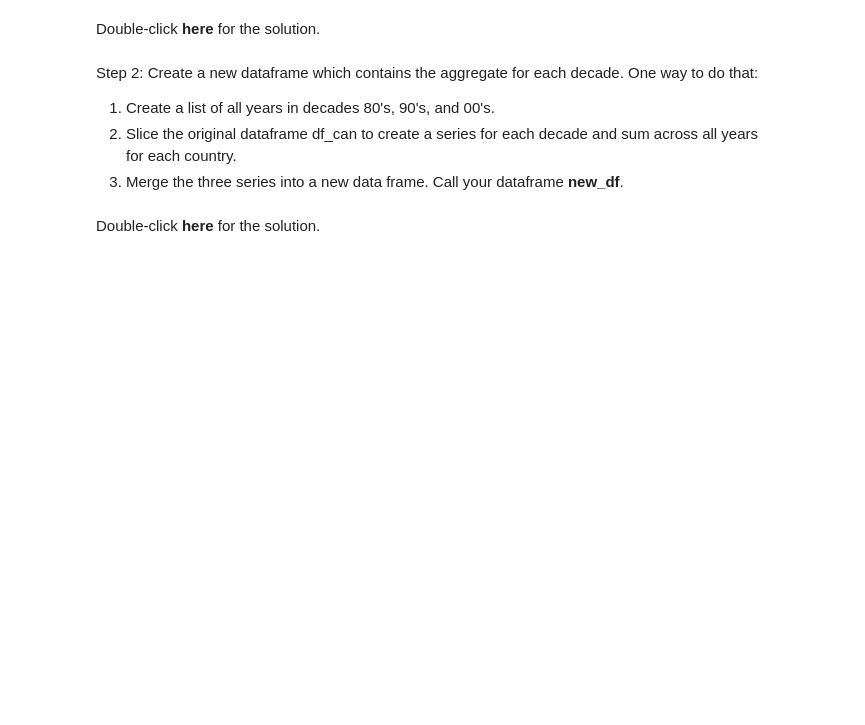
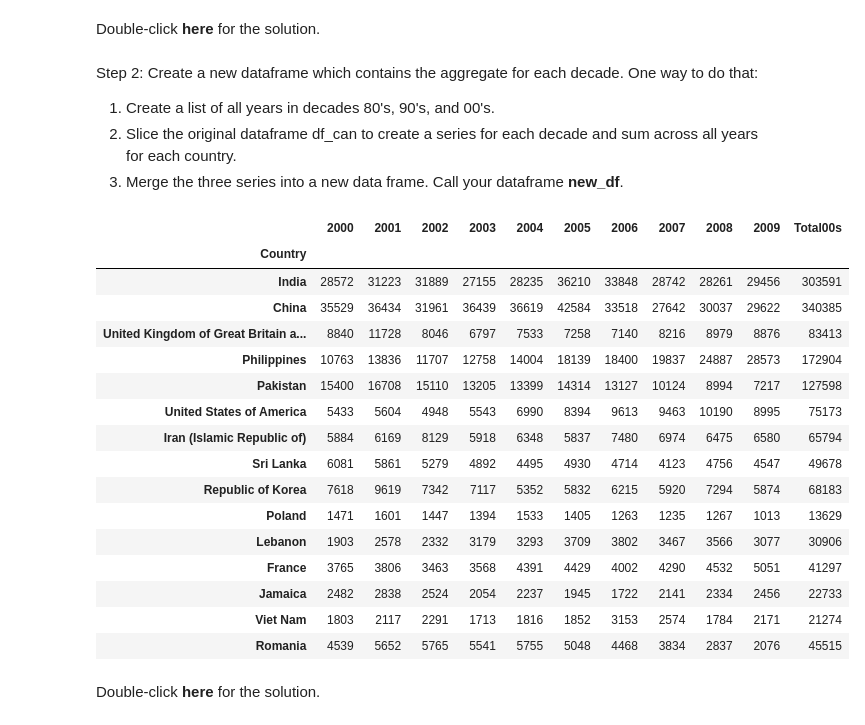
Before and after one commit to mugdhav/IBMCert, a Jupyter notebook: DVwee2_Pie_Charts_Box_Plots_Scatter_Plots_and_Bubble_Plots_solved.ipynb, the cells around one changed output. Cells and saved outputs as stored; diff of their text form; code cells hidden in the pictures; blank space fills up the shorter version.

```diff
--- a/DVwee2_Pie_Charts_Box_Plots_Scatter_Plots_and_Bubble_Plots_solved.ipynb
+++ b/DVwee2_Pie_Charts_Box_Plots_Scatter_Plots_and_Bubble_Plots_solved.ipynb
@@ -478,3 +501,39 @@ Step 2: Create a new dataframe which contains the aggregate for each decade. One
+# %%
+### type your answer here
+
+decade80s = list(map(str, range(1980, 1990)))
+decade90s = list(map(str, range(1990, 2000)))
+decade00s = list(map(str, range(2000, 2010)))
+#df_common_col = df_can[['Continent', 'Region', 'DevName']]
+#df_canimm80s = pd.concat( [df_common_col, (df_can[decade80s])], axis=1, sort=False)
+df_canimm80s = df_can[decade80s].head(15)
+df_canimm80s['Total80s'] = df_can[decade80s].sum(axis=1)
+
+df_canimm90s = df_can[decade90s].head(15)
+df_canimm90s['Total90s'] = df_can[decade90s].sum(axis=1)
+
+df_canimm00s = df_can[decade00s].head(15)
+df_canimm00s['Total00s'] = df_can[decade00s].sum(axis=1)
+
+new
+# %% [output]
+|  | 2000 | 2001 | 2002 | 2003 | 2004 | 2005 | 2006 | 2007 | 2008 | 2009 | Total00s |
+| Country |  |  |  |  |  |  |  |  |  |  |  |
+| India | 28572 | 31223 | 31889 | 27155 | 28235 | 36210 | 33848 | 28742 | 28261 | 29456 | 303591 |
+| China | 35529 | 36434 | 31961 | 36439 | 36619 | 42584 | 33518 | 27642 | 30037 | 29622 | 340385 |
+| United Kingdom of Great Britain a... | 8840 | 11728 | 8046 | 6797 | 7533 | 7258 | 7140 | 8216 | 8979 | 8876 | 83413 |
+| Philippines | 10763 | 13836 | 11707 | 12758 | 14004 | 18139 | 18400 | 19837 | 24887 | 28573 | 172904 |
+| Pakistan | 15400 | 16708 | 15110 | 13205 | 13399 | 14314 | 13127 | 10124 | 8994 | 7217 | 127598 |
+| United States of America | 5433 | 5604 | 4948 | 5543 | 6990 | 8394 | 9613 | 9463 | 10190 | 8995 | 75173 |
+| Iran (Islamic Republic of) | 5884 | 6169 | 8129 | 5918 | 6348 | 5837 | 7480 | 6974 | 6475 | 6580 | 65794 |
+| Sri Lanka | 6081 | 5861 | 5279 | 4892 | 4495 | 4930 | 4714 | 4123 | 4756 | 4547 | 49678 |
+| Republic of Korea | 7618 | 9619 | 7342 | 7117 | 5352 | 5832 | 6215 | 5920 | 7294 | 5874 | 68183 |
+| Poland | 1471 | 1601 | 1447 | 1394 | 1533 | 1405 | 1263 | 1235 | 1267 | 1013 | 13629 |
+| Lebanon | 1903 | 2578 | 2332 | 3179 | 3293 | 3709 | 3802 | 3467 | 3566 | 3077 | 30906 |
+| France | 3765 | 3806 | 3463 | 3568 | 4391 | 4429 | 4002 | 4290 | 4532 | 5051 | 41297 |
+| Jamaica | 2482 | 2838 | 2524 | 2054 | 2237 | 1945 | 1722 | 2141 | 2334 | 2456 | 22733 |
+| Viet Nam | 1803 | 2117 | 2291 | 1713 | 1816 | 1852 | 3153 | 2574 | 1784 | 2171 | 21274 |
+| Romania | 4539 | 5652 | 5765 | 5541 | 5755 | 5048 | 4468 | 3834 | 2837 | 2076 | 45515 |
 # %% [markdown]
 Double-click __here__ for the solution.
 <!-- The correct answer is:
```
Also changed, not shown: parts of 18 cells of this notebook.
